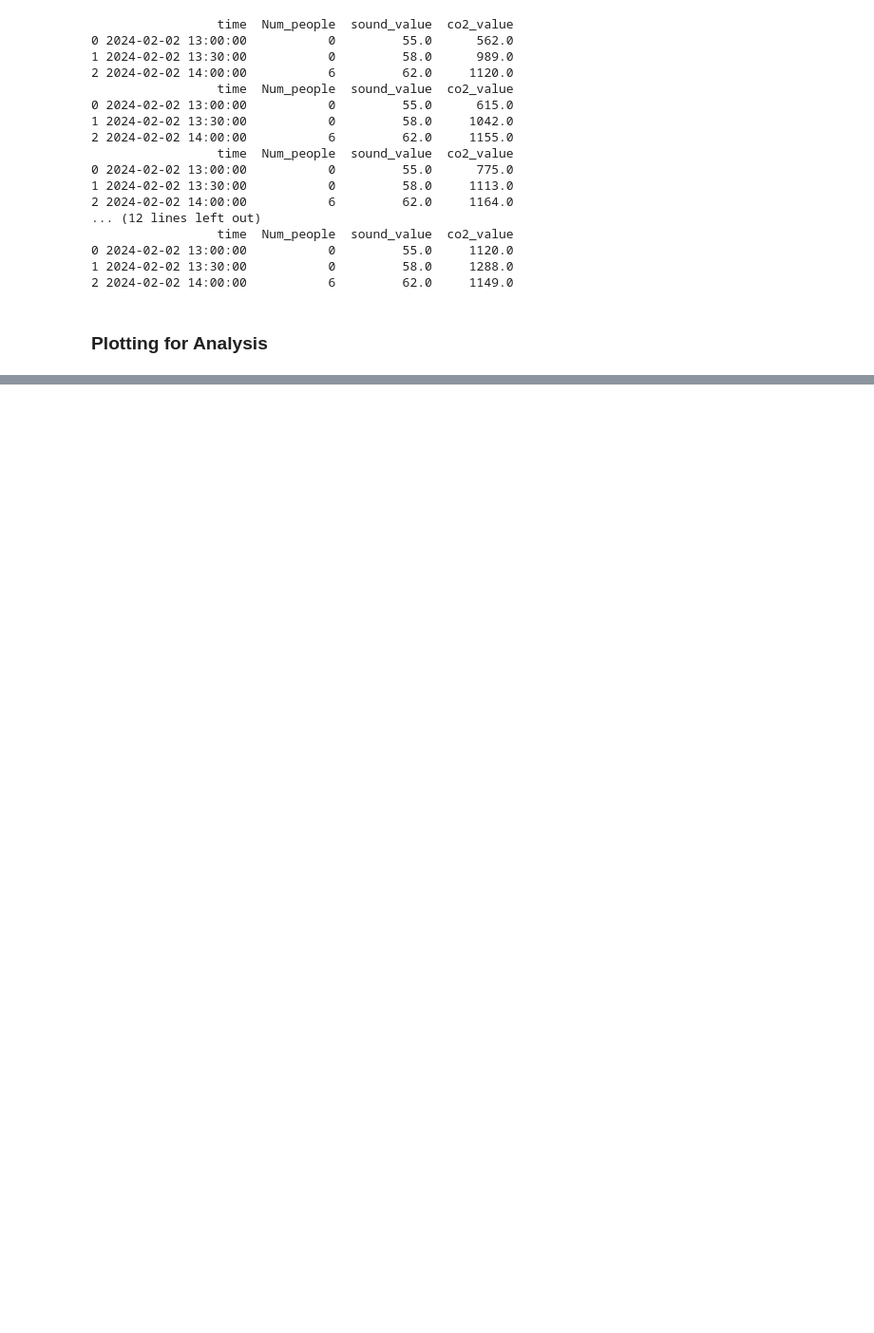
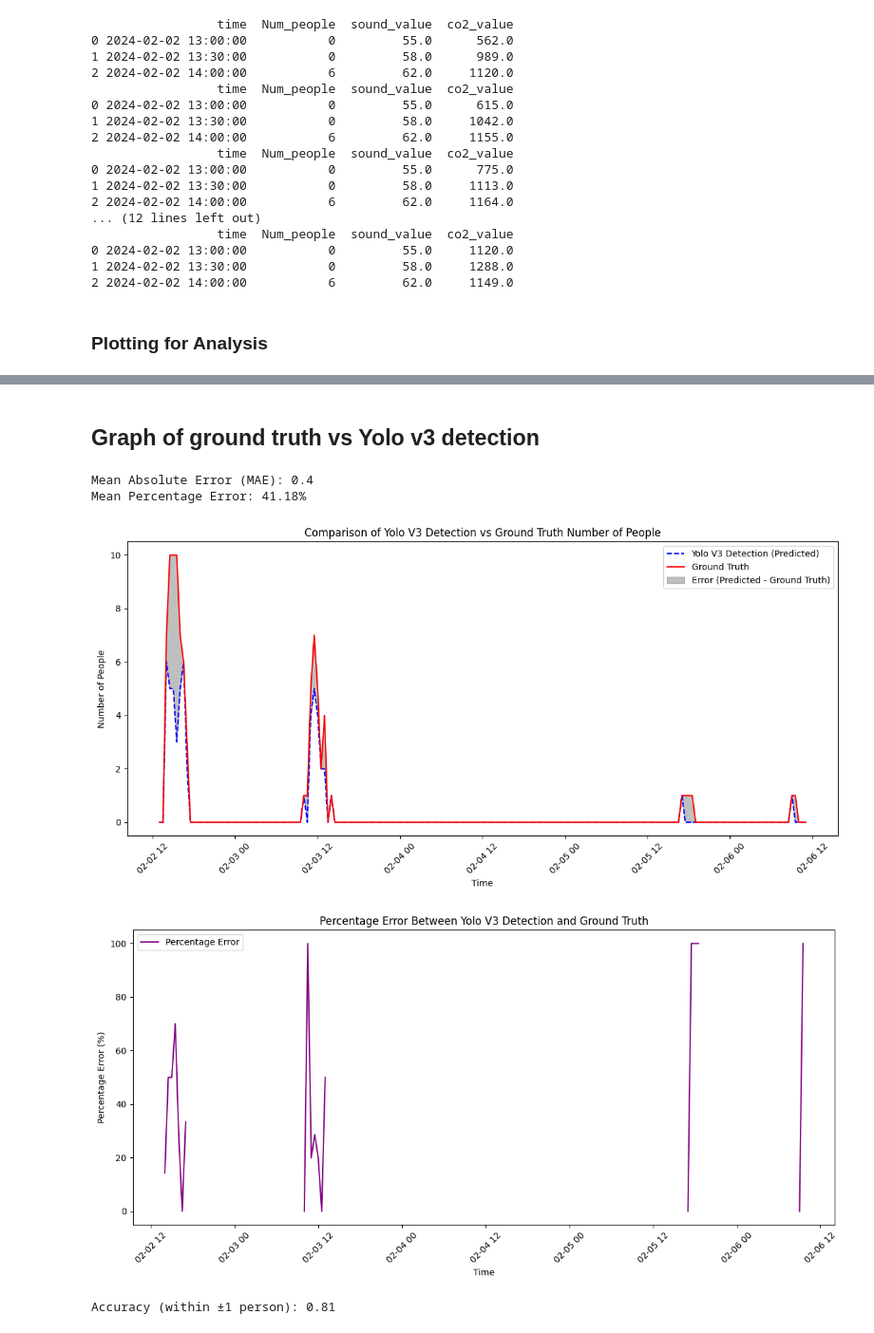
Before and after one commit to LucaLegrand/sum_humans, a Jupyter notebook: Data_Extraction and analysis/Data Analysis/Nhuman_Co2_dB_correlation.ipynb, the cells around one changed output, grey strips where cells are left out. Shown at 95% size. Saved outputs shown, nothing was run; the diff lists cells and outputs as text; code cells hidden in the pictures; blank space fills up the shorter version.

```diff
--- a/Data_Extraction and analysis/Data Analysis/Nhuman_Co2_dB_correlation.ipynb
+++ b/Data_Extraction and analysis/Data Analysis/Nhuman_Co2_dB_correlation.ipynb
@@ -518,0 +797,71 @@ Correlation between sound_value and co2_value: 0.33
+# %% [markdown]
+## Graph of ground truth vs Yolo v3 detection
+# %%
+import pandas as pd
+import matplotlib.pyplot as plt
+
+# Load the CSV files
+file1 = r'S:\OneDrive - Fondation EPF\Uni\5eme Année\Project(Σ.humans)\Coding\sum_humans\Data_Extraction and analysis\Data Analysis\Ground Truth For sumHumans\Yolov3 detection same interval\Final_0_shift_Yolo v3 detection nb_db_co2.csv'
+file2 = r'S:\OneDrive - Fondation EPF\Uni\5eme Année\Project(Σ.humans)\Coding\sum_humans\Data_Extraction and analysis\Data Analysis\Ground Truth For sumHumans\Final_0_shift_Ground Truth nb_db_co2.csv'
+
+data1 = pd.read_csv(file1, delimiter=',')  # Adjust delimiter if needed
+data2 = pd.read_csv(file2, delimiter=',')
+
+# Convert 'time' column to datetime
+data1['time'] = pd.to_datetime(data1['time'])
+data2['time'] = pd.to_datetime(data2['time'])
+
+# Merge the two datasets on 'time'
+merged_data = pd.merge(data1[['time', 'Num_people']], data2[['time', 'Num_people']], on='time', suffixes=('_file1', '_file2'))
+
+
+
+# Calculate Mean Absolute Error (MAE)
+mae = (merged_data['Num_people_file1'] - merged_data['Num_people_file2']).abs().mean()
+print(f'Mean Absolute Error (MAE): {mae}')
+
+# Calculate Relative Error (percentage error)
+merged_data['percentage_error'] = ((merged_data['Num_people_file1'] - merged_data['Num_people_file2']).abs() / merged_data['Num_people_file2']) * 100
+mean_percentage_error = merged_data['percentage_error'].mean()
+print(f'Mean Percentage Error: {mean_percentage_error:.2f}%')
+
+# Plot the data
+plt.figure(figsize=(12, 6))
+
+# Plot predicted and ground truth values
+plt.plot(merged_data['time'], merged_data['Num_people_file1'], label='Yolo V3 Detection (Predicted)', color='blue', linestyle='--')
+plt.plot(merged_data['time'], merged_data['Num_people_file2'], label='Ground Truth', color='red')
+
+# Plot the error
+plt.fill_between(merged_data['time'], merged_data['Num_people_file1'], merged_data['Num_people_file2'],
+                 color='gray', alpha=0.5, label='Error (Predicted - Ground Truth)')
+
+# Add labels and title
+plt.xlabel('Time')
+plt.ylabel('Number of People')
+plt.title('Comparison of Yolo V3 Detection vs Ground Truth Number of People')
+plt.legend()
+
+# Rotate x-axis labels for better visibility
+plt.xticks(rotation=45)
+
+# Show the plot
+plt.tight_layout()
+plt.show()
+
+# Optionally, plot the percentage error over time
+plt.figure(figsize=(12, 6))
+plt.plot(merged_data['time'], merged_data['percentage_error'], label='Percentage Error', color='purple')
+plt.xlabel('Time')
+plt.ylabel('Percentage Error (%)')
+plt.title('Percentage Error Between Yolo V3 Detection and Ground Truth')
+plt.legend()
+plt.xticks(rotation=45)
+plt.tight_layout()
+plt.show()
+# %% [output]
+Mean Absolute Error (MAE): 0.4
+Mean Percentage Error: 41.18%
+[figure, added]
+[figure, added]
+Accuracy (within ±1 person): 0.81
```
Also changed, not shown: parts of 11 cells of this notebook.
